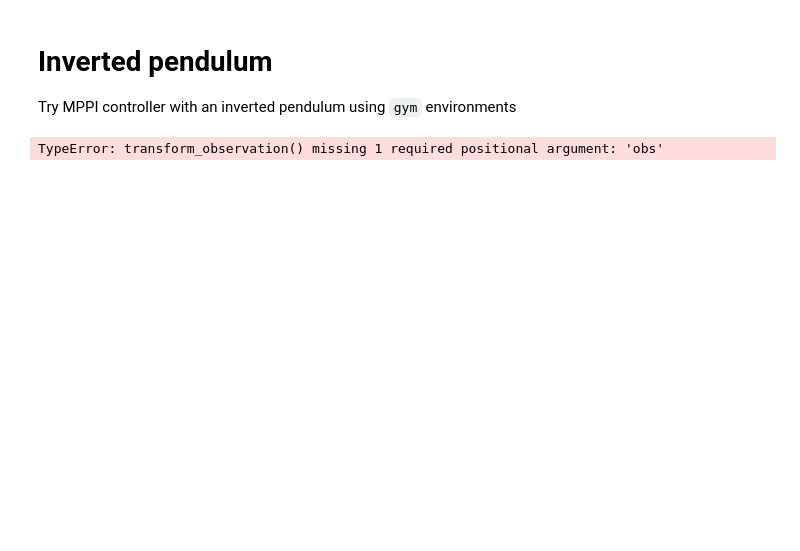
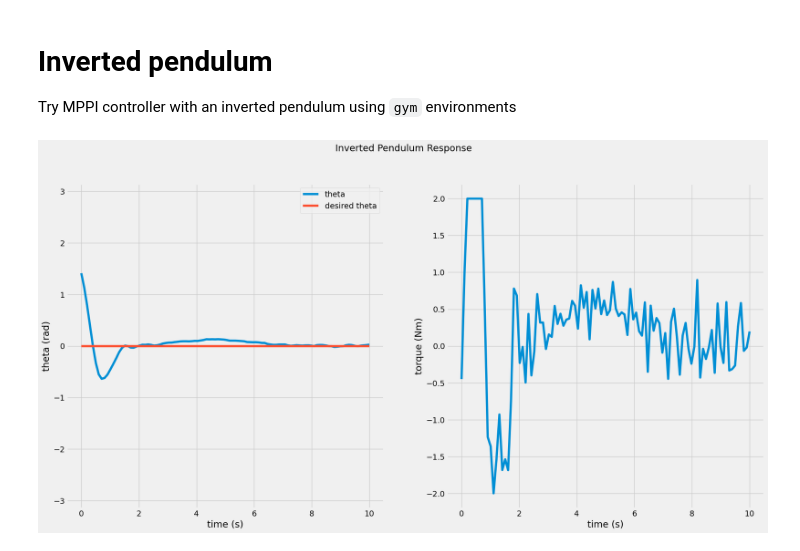
Before and after one commit to micahreich/mppi-neural-dynamics, a Jupyter notebook: control/MPPIPlayground.ipynb, the cells around one changed output. Drawn from its saved outputs; the diff is of its cells as text; code cells hidden in the pictures; blank space fills up the shorter version.

Commit message:
added pendulum testing

```diff
--- a/control/MPPIPlayground.ipynb
+++ b/control/MPPIPlayground.ipynb
@@ -180,14 +125,0 @@ class InvertedPendulum:
-# %%
-for _ in range(1000):
-    action = env.action_space.sample()  # agent policy that uses the observation and info
-    observation, reward, terminated, truncated, info = env.step(action)
-
-    state_space_observation = transform_observation(observation)
-    print(observation)
-
-    if terminated or truncated:
-        observation, info = env.reset()
-
-print(observation, info)
-# %% [output]
-TypeError: transform_observation() missing 1 required positional argument: 'obs'
@@ -193,0 +183,47 @@ TypeError: transform_observation() missing 1 required positional argument: 'obs'
+# %%
+dt = 1 / 10
+
+inv_pend_env = InvertedPendulum(
+    initial_state=np.array([np.pi/2, 0]),
+    m=1,     # kg
+    l=1,     # m
+    g=-9.81, # m / s^2
+    dt=dt    # s
+)
+
+inv_pend_env.desired_state = np.array([0, 0])
+# %%
+# Create lists to store control sequence and state sequences for MPPI runs
+control_seq, states = [], []
+
+simulation_length = 10  # s
+n_steps = int((1 / dt) * simulation_length)
+
+# Begin simulation
+current_state = inv_pend_env.initial_state
+
+for _ in range(0, n_steps):
+    action = inv_pend_env.controller.step(current_state)
+    current_state = inv_pend_env.simulator(current_state, action)
+
+    states.append(current_state[0])
+    control_seq.append(action)
+# %%
+# Plot the results
+fig, (ax1, ax2) = plt.subplots(1, 2, figsize=(20, 10))
+fig.suptitle("Inverted Pendulum Response")
+
+time = np.linspace(0, simulation_length, n_steps)
+
+ax1.plot(time, states, label="theta")
+ax1.plot(time, np.repeat(inv_pend_env.desired_state[0], n_steps), label="desired theta")
+ax1.set(xlabel="time (s)", ylabel="theta (rad)")
+ax1.set_ylim([-np.pi, np.pi])
+ax1.legend()
+
+ax2.plot(time, control_seq, label="control")
+ax2.set(xlabel="time (s)", ylabel="torque (Nm)")
+
+plt.show()
+# %% [output]
+[figure, added]
```
Also changed, not shown: parts of 7 cells of this notebook, 1 other file.
